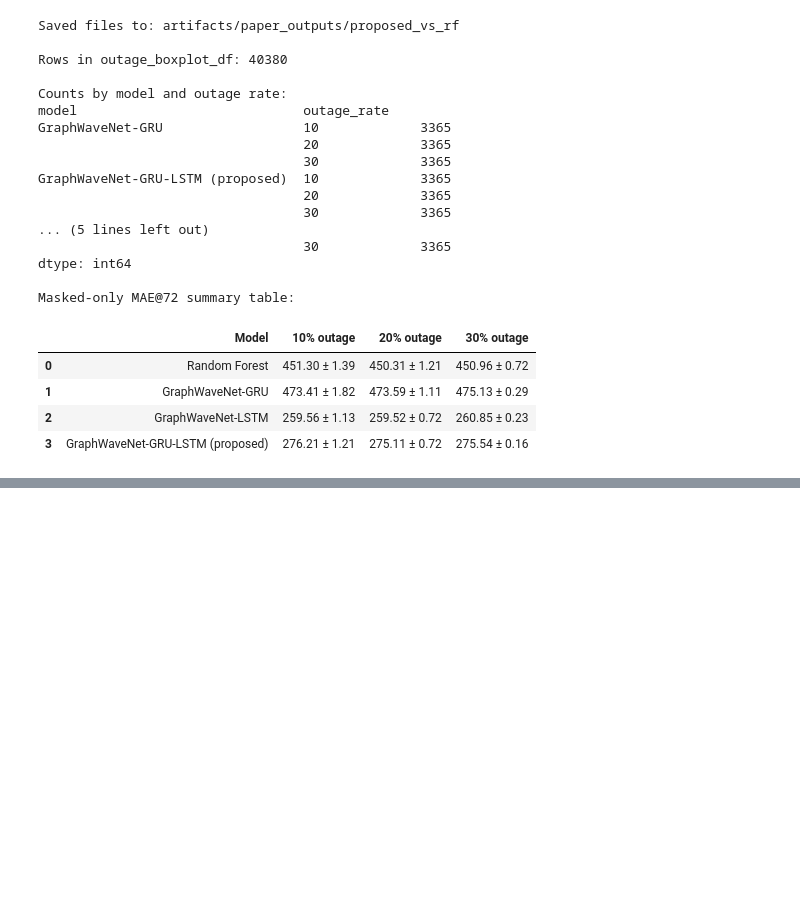
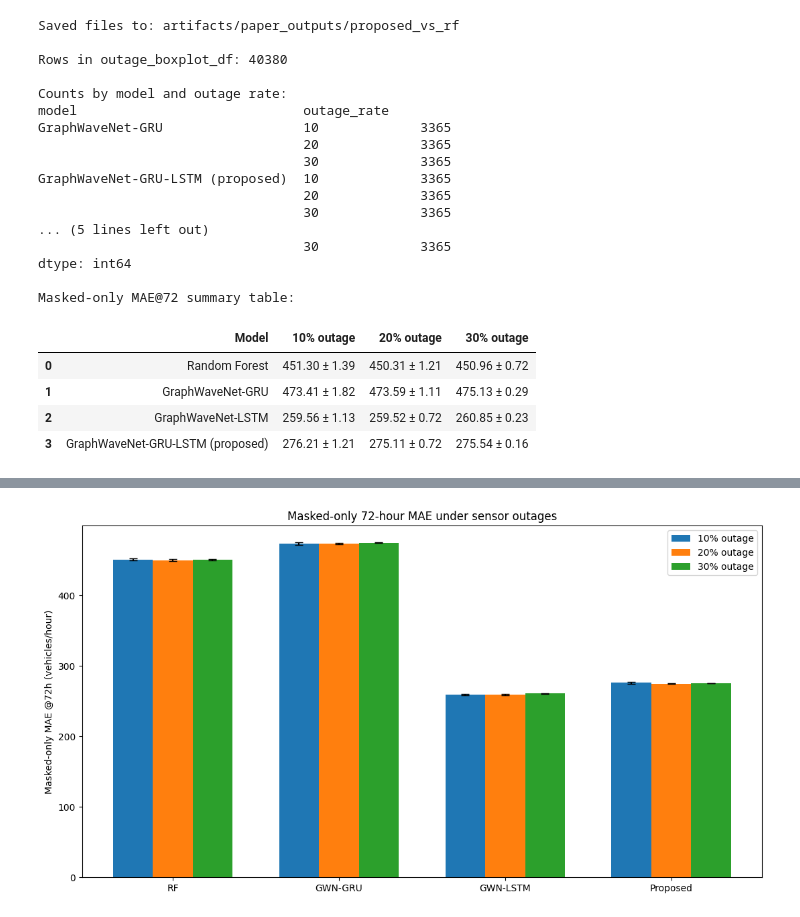
Before and after one commit to RichelCode/Spatio-Temporal-Prediction-and-Coordination-of-EV-Charging-Demand-for-Power-System-Resilience, a Jupyter notebook: Paper_Robustness_Peaks_FINAL.ipynb, the cells around one changed output, grey strips where cells are left out. Saved outputs shown, nothing was run; the diff lists cells and outputs as text; code cells hidden in the pictures; blank space fills up the shorter version.

Commit message:
barplot added

```diff
--- a/Paper_Robustness_Peaks_FINAL.ipynb
+++ b/Paper_Robustness_Peaks_FINAL.ipynb
@@ -1796,0 +1764,76 @@ plt.show()
+# %%
+import numpy as np
+import pandas as pd
+import matplotlib.pyplot as plt
+
+# Copy the table
+df_plot = table_masked_mae72.copy()
+
+# Rename first column if needed
+if df_plot.columns[0] != "Model":
+    df_plot = df_plot.rename(columns={df_plot.columns[0]: "Model"})
+
+# Helper to split "mean ± std"
+def split_mean_std(val):
+    mean_str, std_str = val.split("±")
+    return float(mean_str.strip()), float(std_str.strip())
+
+# Extract means and stds for each outage level
+for col in ["10% outage", "20% outage", "30% outage"]:
+    df_plot[f"{col}_mean"] = df_plot[col].apply(lambda x: split_mean_std(x)[0])
+    df_plot[f"{col}_std"]  = df_plot[col].apply(lambda x: split_mean_std(x)[1])
+
+# Model labels for cleaner plotting
+label_map = {
+    "Random Forest": "RF",
+    "GraphWaveNet-GRU": "GWN-GRU",
+    "GraphWaveNet-LSTM": "GWN-LSTM",
+    "GraphWaveNet-GRU-LSTM (proposed)": "Proposed"
+}
+
+df_plot["Label"] = df_plot["Model"].map(label_map)
+
+# Bar positions
+x = np.arange(len(df_plot["Label"]))
+width = 0.24
+
+fig, ax = plt.subplots(figsize=(11, 6))
+
+ax.bar(
+    x - width,
+    df_plot["10% outage_mean"],
+    width,
+    yerr=df_plot["10% outage_std"],
+    capsize=4,
+    label="10% outage"
+)
+
+ax.bar(
+    x,
+    df_plot["20% outage_mean"],
+    width,
+    yerr=df_plot["20% outage_std"],
+    capsize=4,
+    label="20% outage"
+)
+
+ax.bar(
+    x + width,
+    df_plot["30% outage_mean"],
+    width,
+    yerr=df_plot["30% outage_std"],
+    capsize=4,
+    label="30% outage"
+)
+
+ax.set_xticks(x)
+ax.set_xticklabels(df_plot["Label"])
+ax.set_ylabel("Masked-only MAE @72h (vehicles/hour)")
+ax.set_title("Masked-only 72-hour MAE under sensor outages")
+ax.legend()
+
+plt.tight_layout()
+plt.savefig(OUTPUT_DIR / "outage_barplot_masked_mae72_all_models.png", dpi=300, bbox_inches="tight")
+plt.show()
+# %% [output]
+[figure, added]
```
Also changed, not shown: parts of 1 cell of this notebook, 1 other file.
